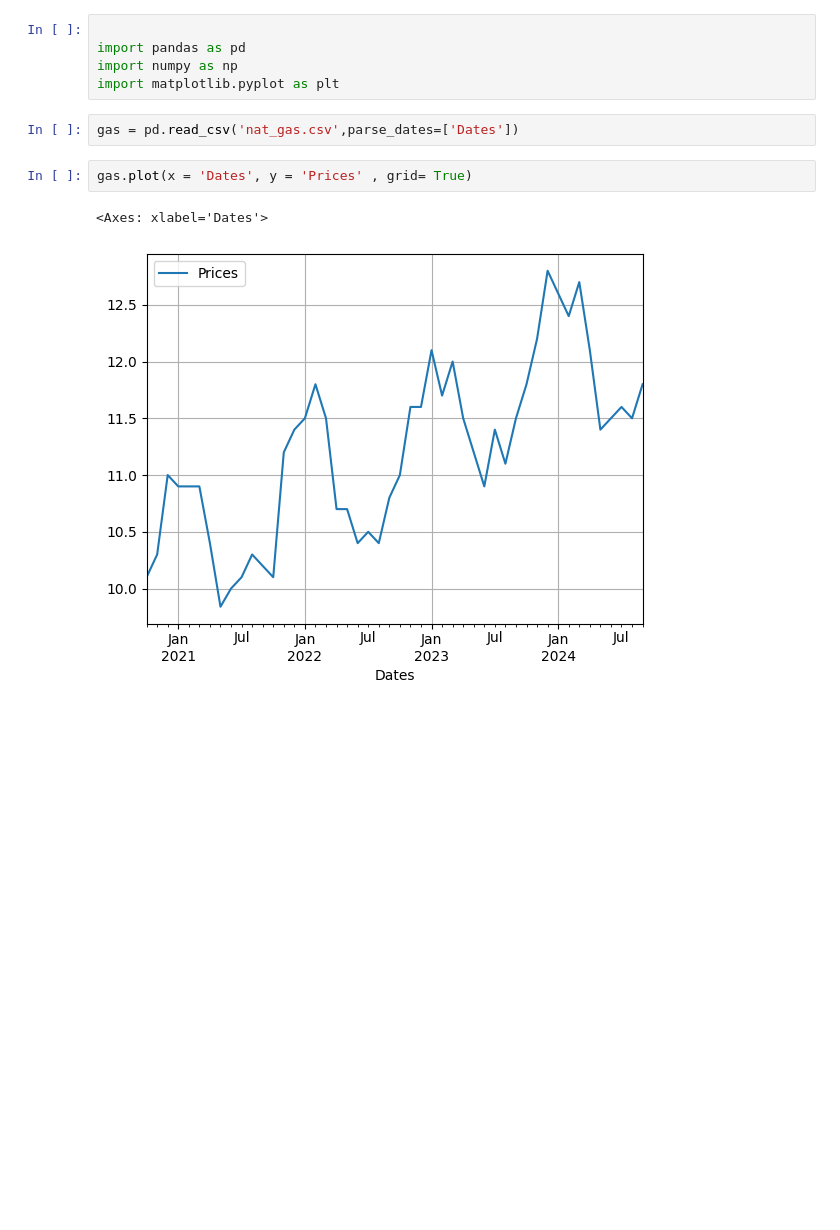
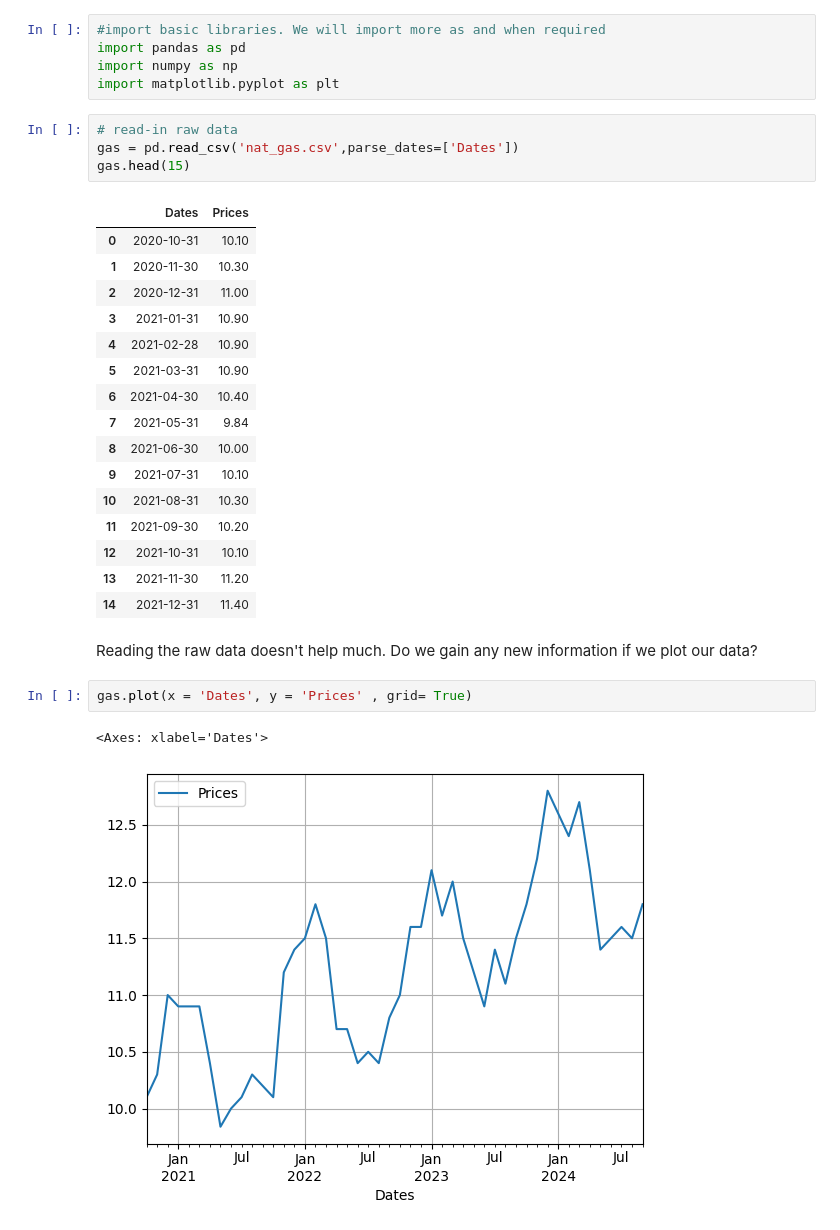
Before and after one commit to Grumpy-catzZ/Holt-Winter-Exponential-Smoothing, a Jupyter notebook: research.ipynb, the cells around one changed output. Saved outputs shown, nothing was run; the diff lists cells and outputs as text; blank space fills up the shorter version.

```diff
--- a/research.ipynb
+++ b/research.ipynb
@@ -1,10 +4,31 @@
 # %%
-
+#import basic libraries. We will import more as and when required
 import pandas as pd
 import numpy as np
 import matplotlib.pyplot as plt
 # %%
+# read-in raw data
 gas = pd.read_csv('nat_gas.csv',parse_dates=['Dates'])
+gas.head(15)
+# %% [output]
+|  | Dates | Prices |
+| 0 | 2020-10-31 | 10.10 |
+| 1 | 2020-11-30 | 10.30 |
+| 2 | 2020-12-31 | 11.00 |
+| 3 | 2021-01-31 | 10.90 |
+| 4 | 2021-02-28 | 10.90 |
+| 5 | 2021-03-31 | 10.90 |
+| 6 | 2021-04-30 | 10.40 |
+| 7 | 2021-05-31 | 9.84 |
+| 8 | 2021-06-30 | 10.00 |
+| 9 | 2021-07-31 | 10.10 |
+| 10 | 2021-08-31 | 10.30 |
+| 11 | 2021-09-30 | 10.20 |
+| 12 | 2021-10-31 | 10.10 |
+| 13 | 2021-11-30 | 11.20 |
+| 14 | 2021-12-31 | 11.40 |
+# %% [markdown]
+Reading the raw data doesn't help much. Do we gain any new information if we plot our data?
 # %%
 gas.plot(x = 'Dates', y = 'Prices' , grid= True)
 # %% [output]
```
Also changed, not shown: parts of 20 cells of this notebook.
